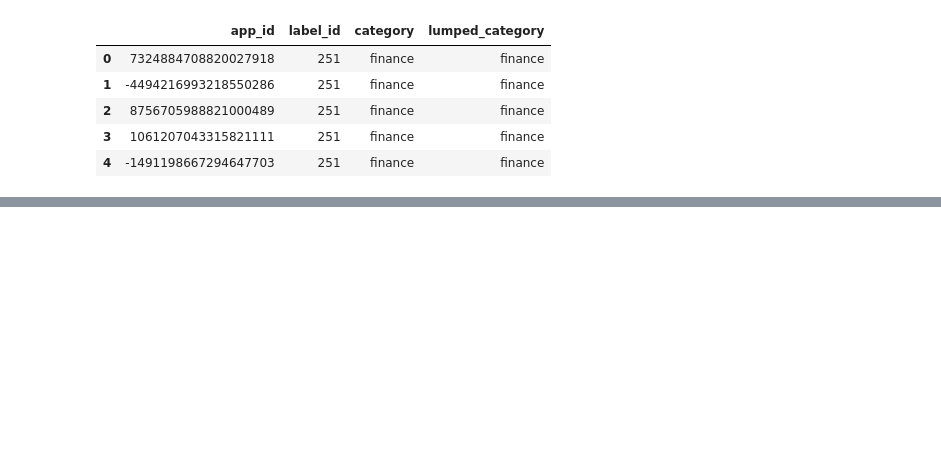
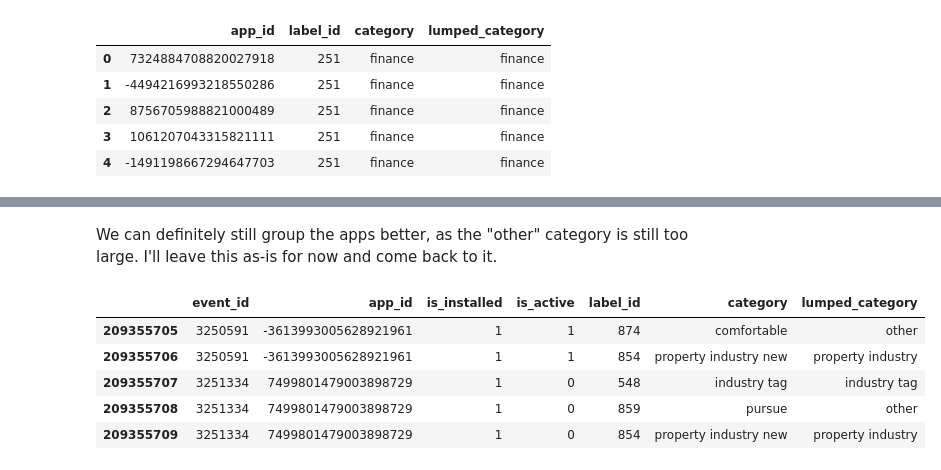
Before and after one commit to kyu0110-zz/TalkingData, a Jupyter notebook: exploratory_data_analysis.ipynb, the cells around one changed output, grey strips where cells are left out. Drawn from its saved outputs; the diff is of its cells as text; code cells hidden in the pictures; blank space fills up the shorter version.

```diff
--- a/exploratory_data_analysis.ipynb
+++ b/exploratory_data_analysis.ipynb
@@ -502,0 +549,13 @@ Name: lumped_category, dtype: int64
+# %% [markdown]
+We can definitely still group the apps better, as the "other" category is still too large. I'll leave this as-is for now and come back to it.
+# %%
+# men vs. women
+app_demo_data = pd.merge(app_events, app_data, on='app_id')
+app_demo_data.tail()
+# %% [output]
+|  | event_id | app_id | is_installed | is_active | label_id | category | lumped_category |
+| 209355705 | 3250591 | -3613993005628921961 | 1 | 1 | 874 | comfortable | other |
+| 209355706 | 3250591 | -3613993005628921961 | 1 | 1 | 854 | property industry new | property industry |
+| 209355707 | 3251334 | 7499801479003898729 | 1 | 0 | 548 | industry tag | industry tag |
+| 209355708 | 3251334 | 7499801479003898729 | 1 | 0 | 859 | pursue | other |
+| 209355709 | 3251334 | 7499801479003898729 | 1 | 0 | 854 | property industry new | property industry |
```
Also changed, not shown: parts of 9 cells of this notebook.
